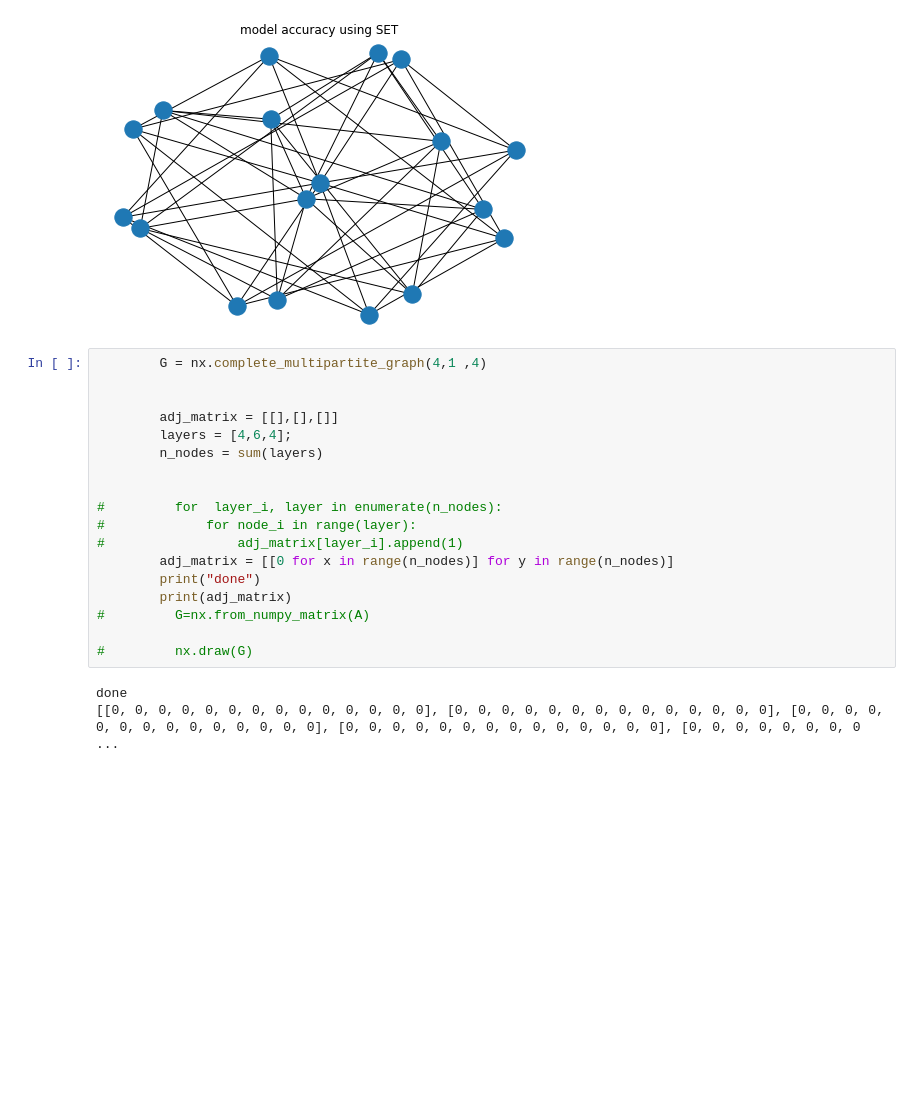
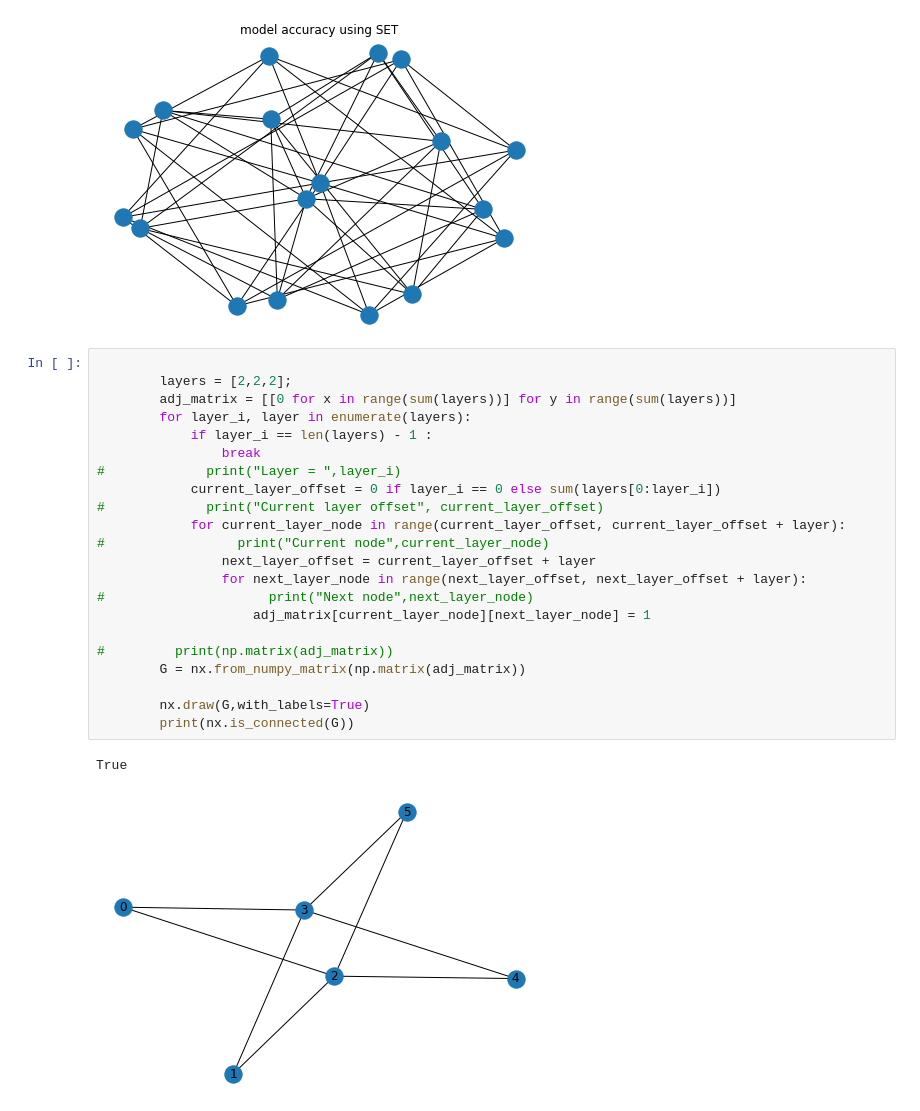
Before and after one commit to andrewjh9/CenBench, a Jupyter notebook: CenSET.ipynb, the cells around one changed output. Cells and saved outputs as stored; diff of their text form; blank space fills up the shorter version.

```diff
--- a/CenSET.ipynb
+++ b/CenSET.ipynb
@@ -374,24 +374,28 @@ Showing weight layers
 Start making network
 Done making network
 [figure]
-# %%
-        G = nx.complete_multipartite_graph(4,1 ,4)
-
-
-        adj_matrix = [[],[],[]]
-        layers = [4,6,4];
-        n_nodes = sum(layers)
-
-
-#         for  layer_i, layer in enumerate(n_nodes):
-#             for node_i in range(layer):
-#                 adj_matrix[layer_i].append(1)
-        adj_matrix = [[0 for x in range(n_nodes)] for y in range(n_nodes)]
-        print("done")
-        print(adj_matrix)
-#         G=nx.from_numpy_matrix(A)
-
-#         nx.draw(G)
-# %% [output]
-done
-[[0, 0, 0, 0, 0, 0, 0, 0, 0, 0, 0, 0, 0, 0], [0, 0, 0, 0, 0, 0, 0, 0, 0, 0, 0, 0, 0, 0], [0, 0, 0, 0, 0, 0, 0, 0, 0, 0, 0, 0, 0, 0], [0, 0, 0, 0, 0, 0, 0, 0, 0, 0, 0, 0, 0, 0], [0, 0, 0, 0, 0, 0, 0, 0 ...
+# %%
+
+        layers = [2,2,2];
+        adj_matrix = [[0 for x in range(sum(layers))] for y in range(sum(layers))]
+        for layer_i, layer in enumerate(layers):
+            if layer_i == len(layers) - 1 :
+                break
+#             print("Layer = ",layer_i)
+            current_layer_offset = 0 if layer_i == 0 else sum(layers[0:layer_i])
+#             print("Current layer offset", current_layer_offset)
+            for current_layer_node in range(current_layer_offset, current_layer_offset + layer):
+#                 print("Current node",current_layer_node)
+                next_layer_offset = current_layer_offset + layer
+                for next_layer_node in range(next_layer_offset, next_layer_offset + layer):
+#                     print("Next node",next_layer_node)
+                    adj_matrix[current_layer_node][next_layer_node] = 1
+
+#         print(np.matrix(adj_matrix))
+        G = nx.from_numpy_matrix(np.matrix(adj_matrix))
+
+        nx.draw(G,with_labels=True)
+        print(nx.is_connected(G))
+# %% [output]
+True
+[figure, added]
```
